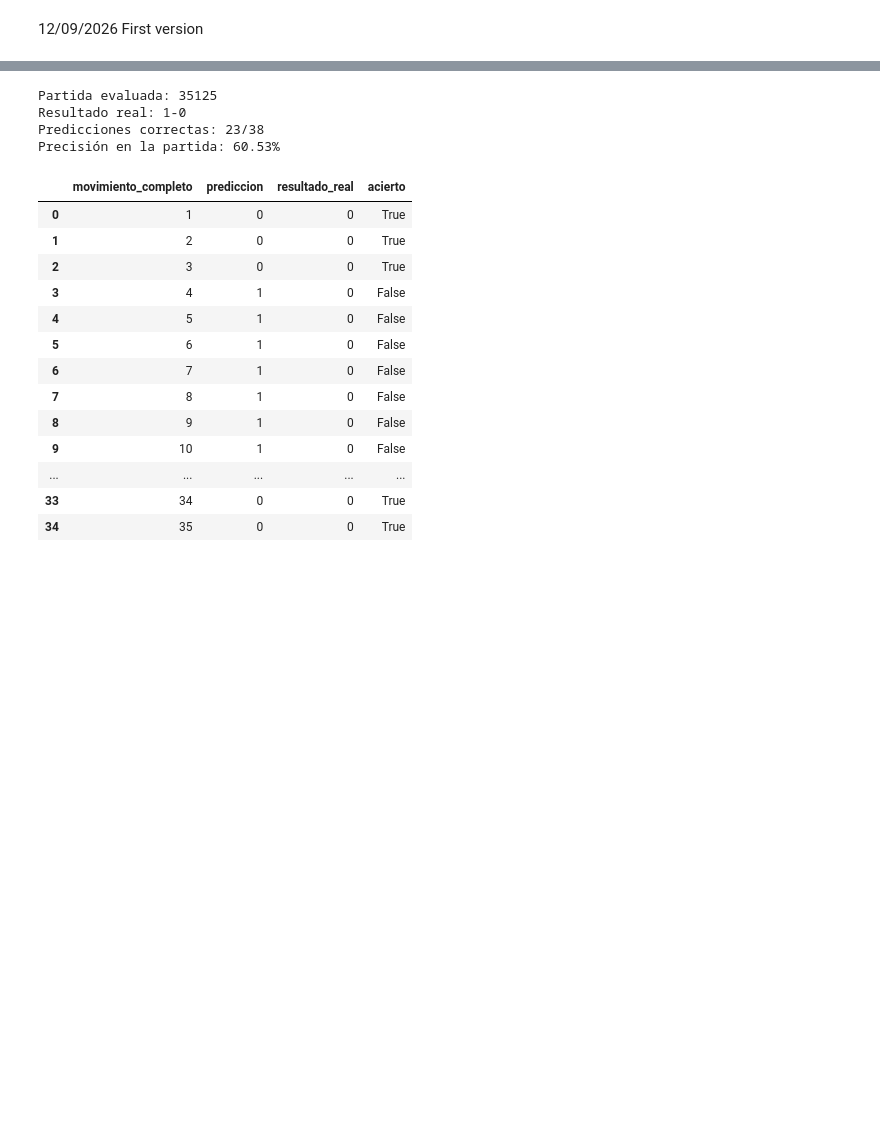
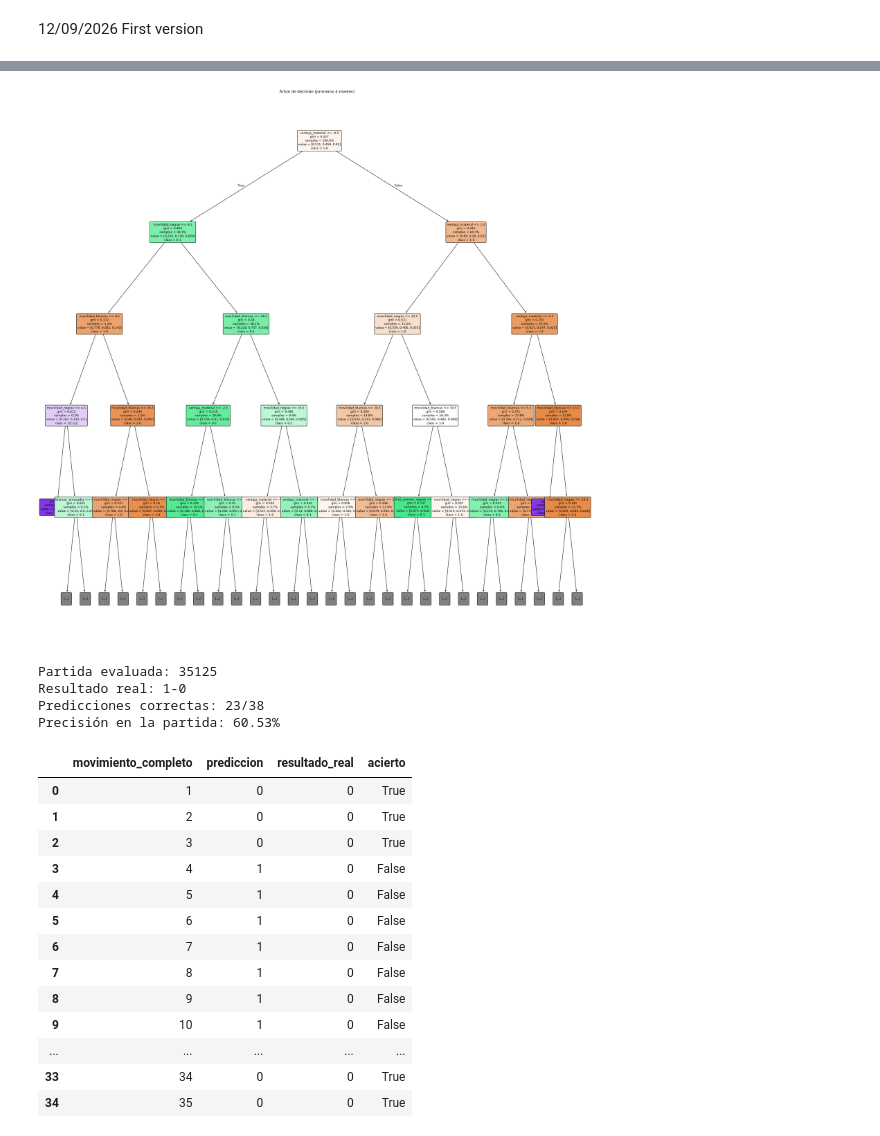
Before and after one commit to hbuelta/Decision-Trees-chess-, a Jupyter notebook: decision_tree_chess.ipynb, the cells around one changed output, grey strips where cells are left out. Cells and saved outputs as stored; diff of their text form; code cells hidden in the pictures; blank space fills up the shorter version.

```diff
--- a/decision_tree_chess.ipynb
+++ b/decision_tree_chess.ipynb
@@ -321,3 +334,24 @@ Precisión en validación: 55.00%
+# %%
+import matplotlib.pyplot as plt
+from sklearn.tree import plot_tree
+
+plt.figure(figsize=(24, 24))
+plot_tree(
+    arbol_decision,
+    feature_names=CARACTERISTICAS,
+    class_names=[resultado for resultado in RESULTADO_A_CLASE],
+    filled=True,
+    rounded=True,
+    max_depth=4,
+    impurity=True,
+    proportion=True,
+    fontsize=9,
+)
+plt.title("Árbol de decisión (primeros 4 niveles)")
+plt.tight_layout()
+plt.show()
+# %% [output]
+[figure, added]
 # %%
 INDICE_PARTIDA_PRUEBA = 35125
 partida_prueba = partida_para_prueba(PGN_ZST_PATH, INDICE_PARTIDA_PRUEBA)
```
Also changed, not shown: parts of 5 cells of this notebook.
